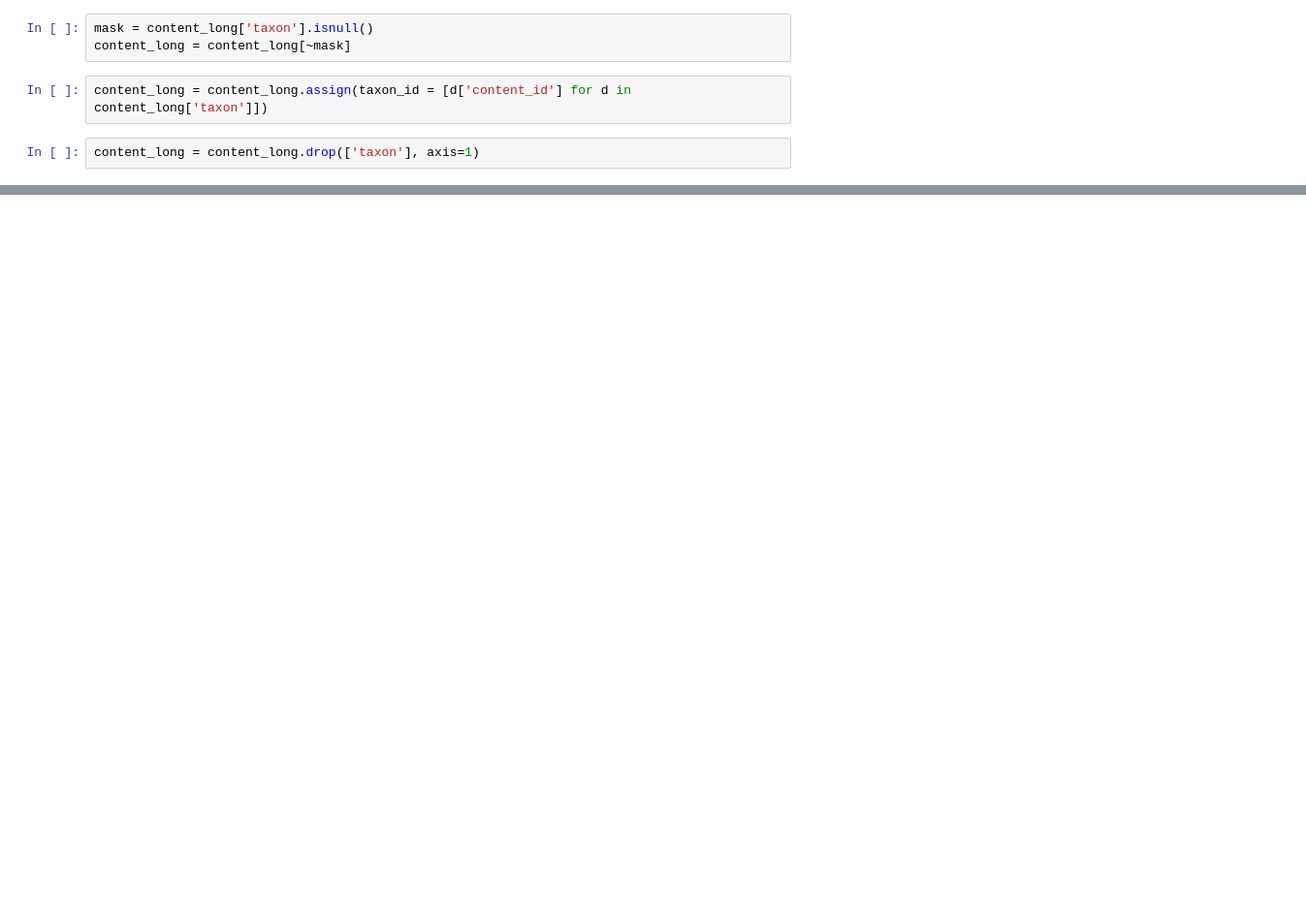
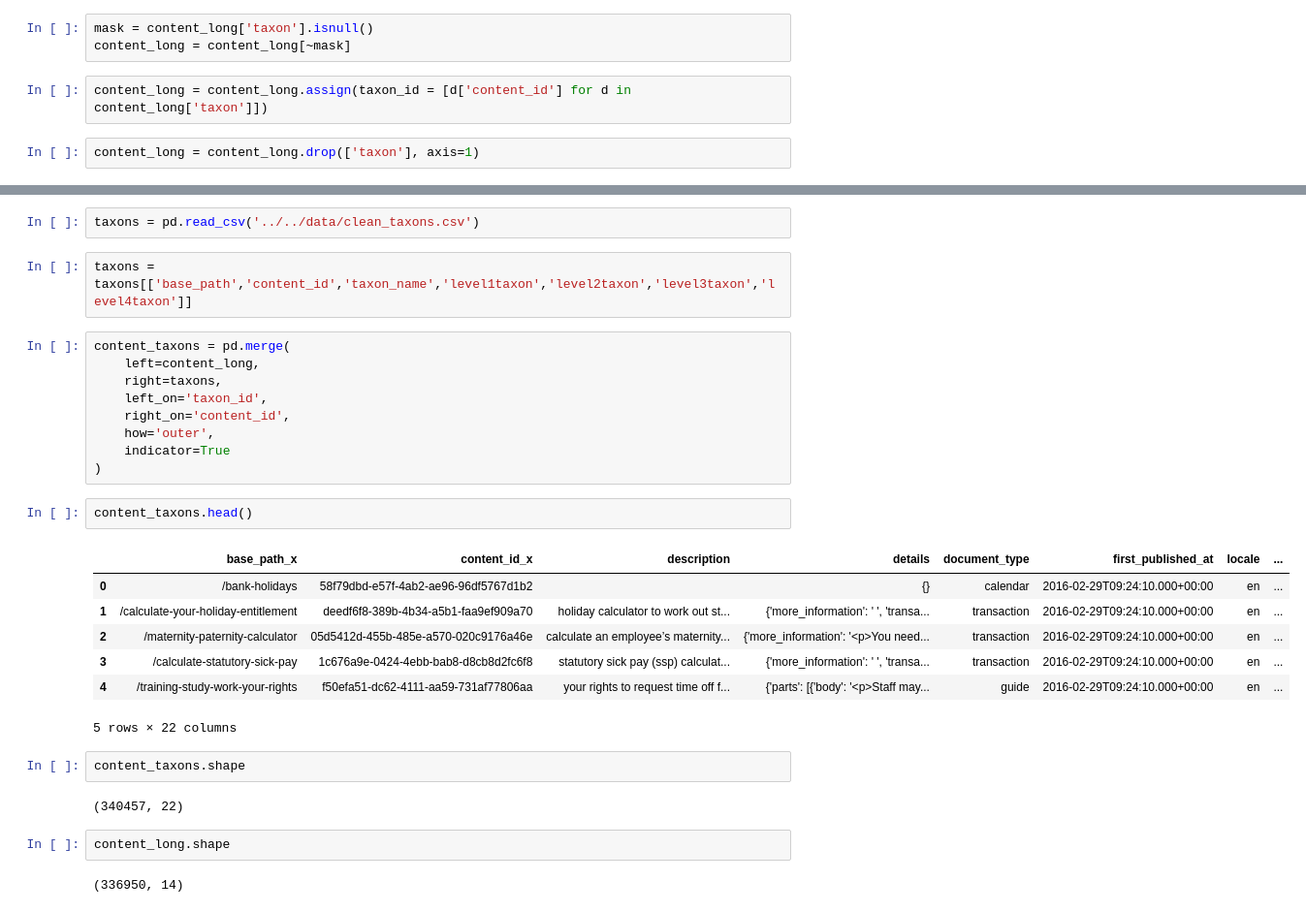
Before and after one commit to alphagov/govuk-taxonomy-supervised-learning, a Jupyter notebook: python/notebooks/clean_content.ipynb, the cells around one changed output, grey strips where cells are left out. Shown at 97% size. Saved outputs shown, nothing was run; the diff lists cells and outputs as text; blank space fills up the shorter version.

Commit message:
Merge taxons and content

```diff
--- a/python/notebooks/clean_content.ipynb
+++ b/python/notebooks/clean_content.ipynb
@@ -85,0 +122,31 @@ content_long.head()
+# %%
+taxons = pd.read_csv('../../data/clean_taxons.csv')
+# %%
+taxons = taxons[['base_path','content_id','taxon_name','level1taxon','level2taxon','level3taxon','level4taxon']]
+# %%
+content_taxons = pd.merge(
+    left=content_long,
+    right=taxons,
+    left_on='taxon_id',
+    right_on='content_id',
+    how='outer',
+    indicator=True
+)
+# %%
+content_taxons.head()
+# %% [output]
+|  | base_path_x | content_id_x | description | details | document_type | first_published_at | locale | ... |
+| 0 | /bank-holidays | 58f79dbd-e57f-4ab2-ae96-96df5767d1b2 |  | {} | calendar | 2016-02-29T09:24:10.000+00:00 | en | ... |
+| 1 | /calculate-your-holiday-entitlement | deedf6f8-389b-4b34-a5b1-faa9ef909a70 | holiday calculator to work out st... | {'more_information': ' ', 'transa... | transaction | 2016-02-29T09:24:10.000+00:00 | en | ... |
+| 2 | /maternity-paternity-calculator | 05d5412d-455b-485e-a570-020c9176a46e | calculate an employee’s maternity... | {'more_information': '<p>You need... | transaction | 2016-02-29T09:24:10.000+00:00 | en | ... |
+| 3 | /calculate-statutory-sick-pay | 1c676a9e-0424-4ebb-bab8-d8cb8d2fc6f8 | statutory sick pay (ssp) calculat... | {'more_information': ' ', 'transa... | transaction | 2016-02-29T09:24:10.000+00:00 | en | ... |
+| 4 | /training-study-work-your-rights | f50efa51-dc62-4111-aa59-731af77806aa | your rights to request time off f... | {'parts': [{'body': '<p>Staff may... | guide | 2016-02-29T09:24:10.000+00:00 | en | ... |
+5 rows × 22 columns
+# %%
+content_taxons.shape
+# %% [output]
+(340457, 22)
+# %%
+content_long.shape
+# %% [output]
+(336950, 14)
```
Also changed, not shown: parts of 8 cells of this notebook.
